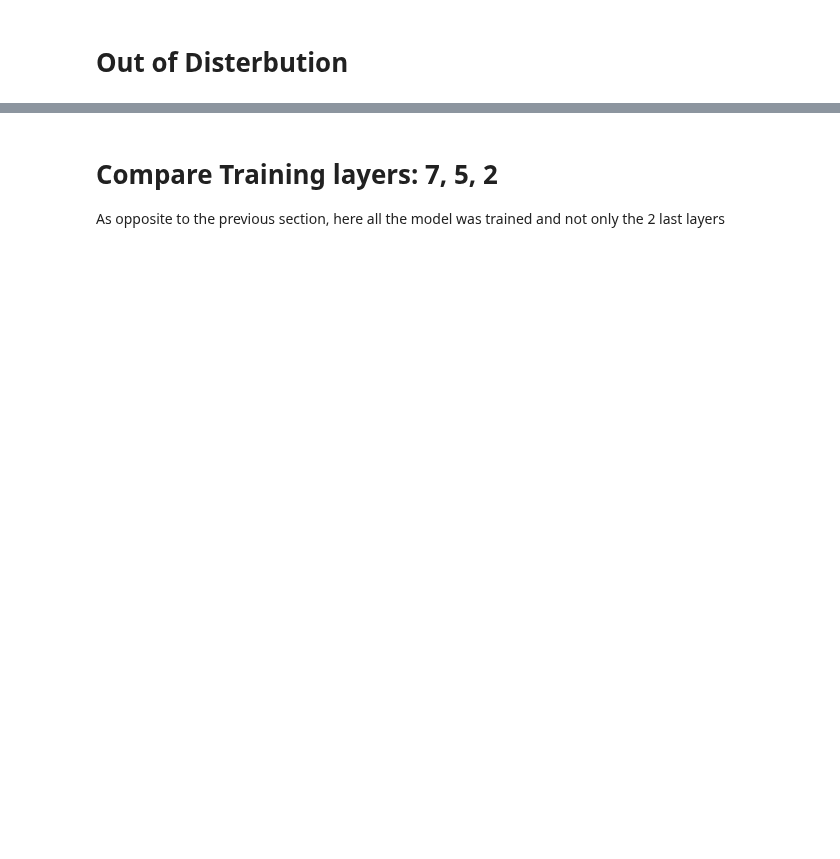
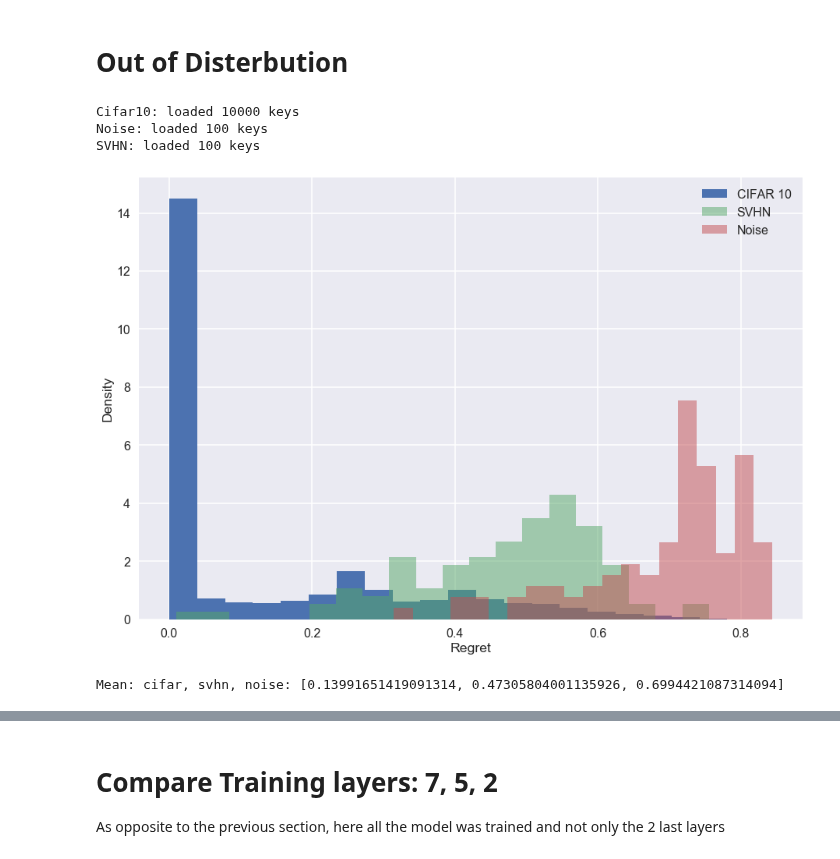
Before and after one commit to kobybibas/deep_pnml_experiments, a Jupyter notebook: src/analyze_results.ipynb, the cells around one changed output, grey strips where cells are left out. Drawn from its saved outputs; the diff is of its cells as text; code cells hidden in the pictures; blank space fills up the shorter version.

```diff
--- a/src/analyze_results.ipynb
+++ b/src/analyze_results.ipynb
@@ -267,13 +280,32 @@ print('log10(NormalizationFactor): [cifar10 svhn noise]={}'.format([np.mean(log1
+# %%
+# Load svhn and noise
+results_df_cifar10, statistic_cifar10 = load_results_to_df(files_nml_2_layers)
+print('Cifar10: loaded %d keys' % results_df_cifar10.shape[0])
+results_df_noise, statistic_noise = load_results_to_df(files_noise, w_jinni=False)
+print('Noise: loaded %d keys' % results_df_noise.shape[0])
+results_df_svhn, statistic_svhn = load_results_to_df(files_svhn, w_jinni=False)
+print('SVHN: loaded %d keys' % results_df_svhn.shape[0])
+# %% [output]
+Cifar10: loaded 10000 keys
+Noise: loaded 100 keys
+SVHN: loaded 100 keys
 # %%
 #Plot
 bins = 20
-plt.hist(log10_norm_factor_cifar10, alpha=1, density=True, label='CIFAR 10', bins=bins)
-plt.hist(log10_norm_factor_svhn, alpha=0.5, density=True, label='SVHN', bins=bins)
-plt.hist(log10_norm_factor_noise, alpha=0.5, density=True, label='Noise', bins=bins)
-plt.xlim([0,1])
+plt.hist(results_df_cifar10['log10_norm_factor'], alpha=1, density=True, label='CIFAR 10', bins=bins)
+plt.hist(results_df_svhn['log10_norm_factor'], alpha=0.5, density=True, label='SVHN', bins=bins)
+plt.hist(results_df_noise['log10_norm_factor'], alpha=0.5, density=True, label='Noise', bins=bins)
+# plt.xlim([0,1])
 plt.ylabel('Density')
-plt.xlabel('log10(NormalizationFactor)')
+plt.xlabel('Regret')
 plt.title('Out Of Distribution Regret Histogram')  if is_plot_title else None
-plt.savefig(os.path.join(output_path, 'out_of_dist_hist.jpg'), dpi=200, bbox_inches=plt.tight_layout()) if is_save_fig else None
+plt.savefig(os.path.join(output_path, 'out_of_dist_hist.jpg'),
+            dpi=200, bbox_inches=plt.tight_layout()) if is_save_fig else None
 plt.legend()
 plt.show()
+print('Mean: cifar, svhn, noise: {}'.format([results_df_cifar10['log10_norm_factor'].mean(),
+                                             results_df_svhn['log10_norm_factor'].mean(),
+                                             results_df_noise['log10_norm_factor'].mean()]))
+# %% [output]
+[figure, added]
+Mean: cifar, svhn, noise: [0.13991651419091314, 0.47305804001135926, 0.6994421087314094]
```
Also changed, not shown: parts of 22 cells of this notebook, 3 other files.
